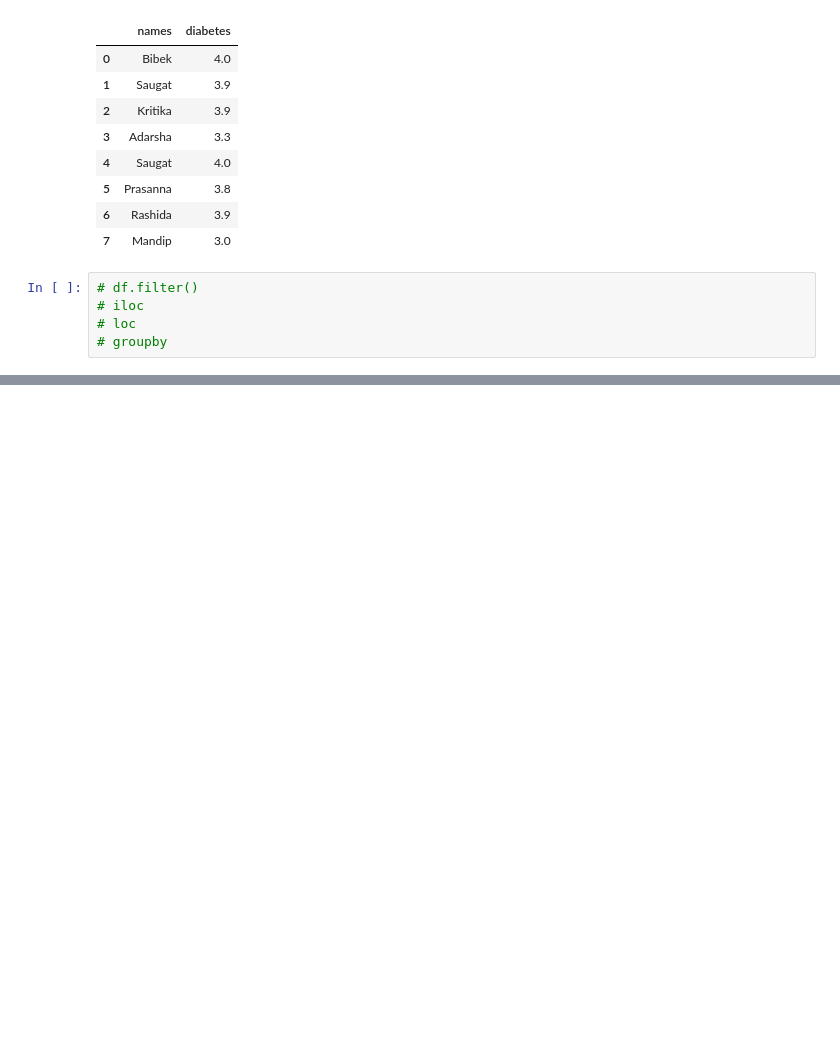
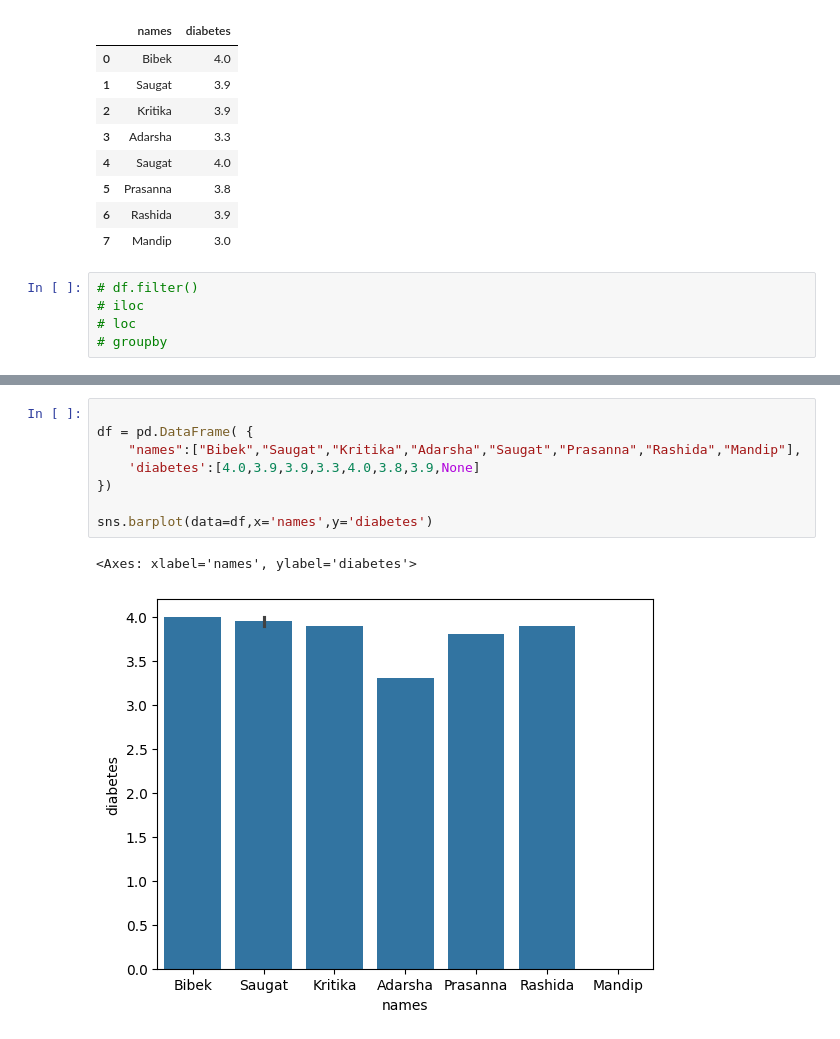
Before and after one commit to isarojdahal/AI-ML-Training-NCIT-6th-Sem-BCA-Students, a Jupyter notebook: 03 - Pandas/main.ipynb, the cells around one changed output, grey strips where cells are left out. Cells and saved outputs as stored; diff of their text form; blank space fills up the shorter version.

```diff
--- a/03 - Pandas/main.ipynb
+++ b/03 - Pandas/main.ipynb
@@ -153,0 +202,11 @@ df
+# %%
+
+df = pd.DataFrame( {
+    "names":["Bibek","Saugat","Kritika","Adarsha","Saugat","Prasanna","Rashida","Mandip"],
+    'diabetes':[4.0,3.9,3.9,3.3,4.0,3.8,3.9,None]
+})
+
+sns.barplot(data=df,x='names',y='diabetes')
+# %% [output]
+<Axes: xlabel='names', ylabel='diabetes'>
+[figure, added]
```
Also changed, not shown: parts of 4 cells of this notebook, 7 other files.
